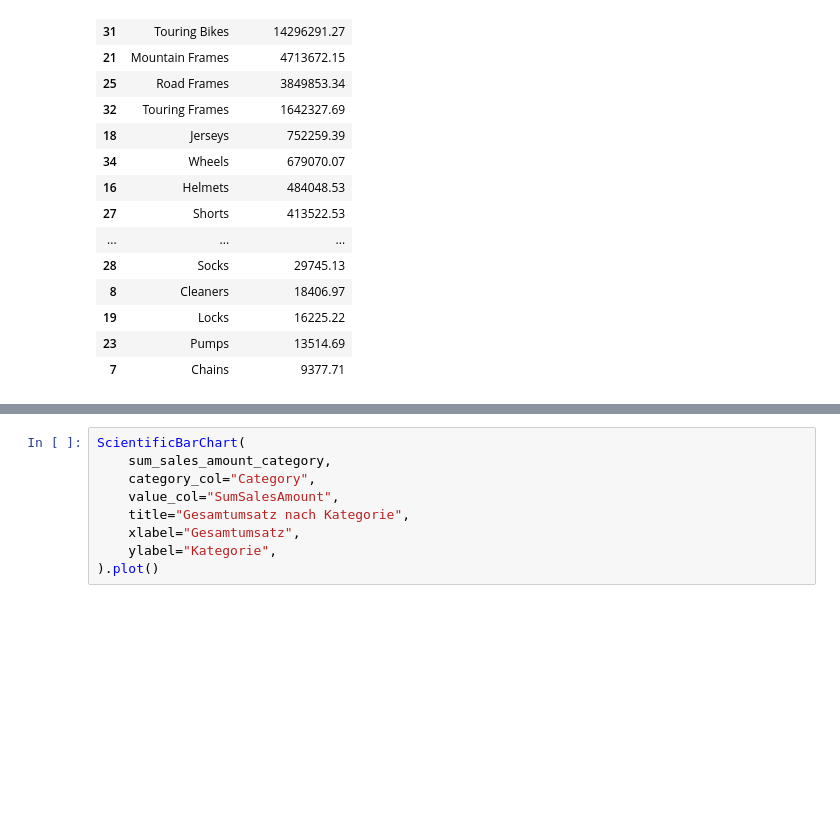
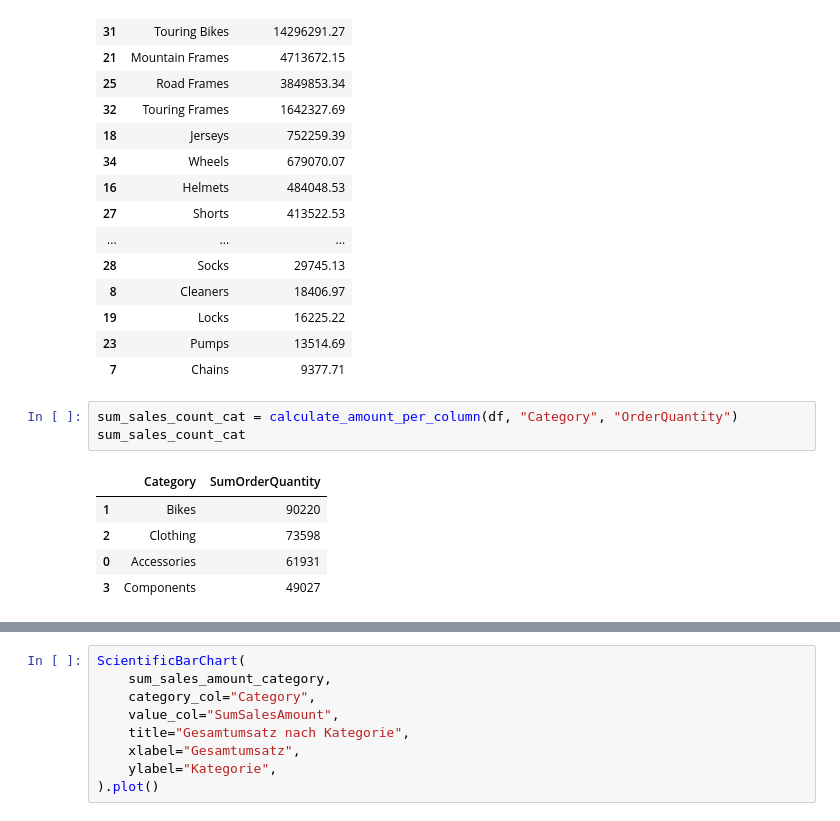
Before and after one commit to RafaelRiesle/cpm_projekt_14_vorhersage_numerischer_Werte, a Jupyter notebook: notebooks/analysis.ipynb, the cells around one changed output, grey strips where cells are left out. Saved outputs shown, nothing was run; the diff lists cells and outputs as text; blank space fills up the shorter version.

```diff
--- a/notebooks/analysis.ipynb
+++ b/notebooks/analysis.ipynb
@@ -122,3 +122,12 @@ sum_sales_amount_subcategory
 | 19 | Locks | 16225.22 |
 | 23 | Pumps | 13514.69 |
 | 7 | Chains | 9377.71 |
+# %%
+sum_sales_count_cat = calculate_amount_per_column(df, "Category", "OrderQuantity")
+sum_sales_count_cat
+# %% [output]
+|  | Category | SumOrderQuantity |
+| 1 | Bikes | 90220 |
+| 2 | Clothing | 73598 |
+| 0 | Accessories | 61931 |
+| 3 | Components | 49027 |
```
Also changed, not shown: parts of 5 cells of this notebook, 5 other files.
